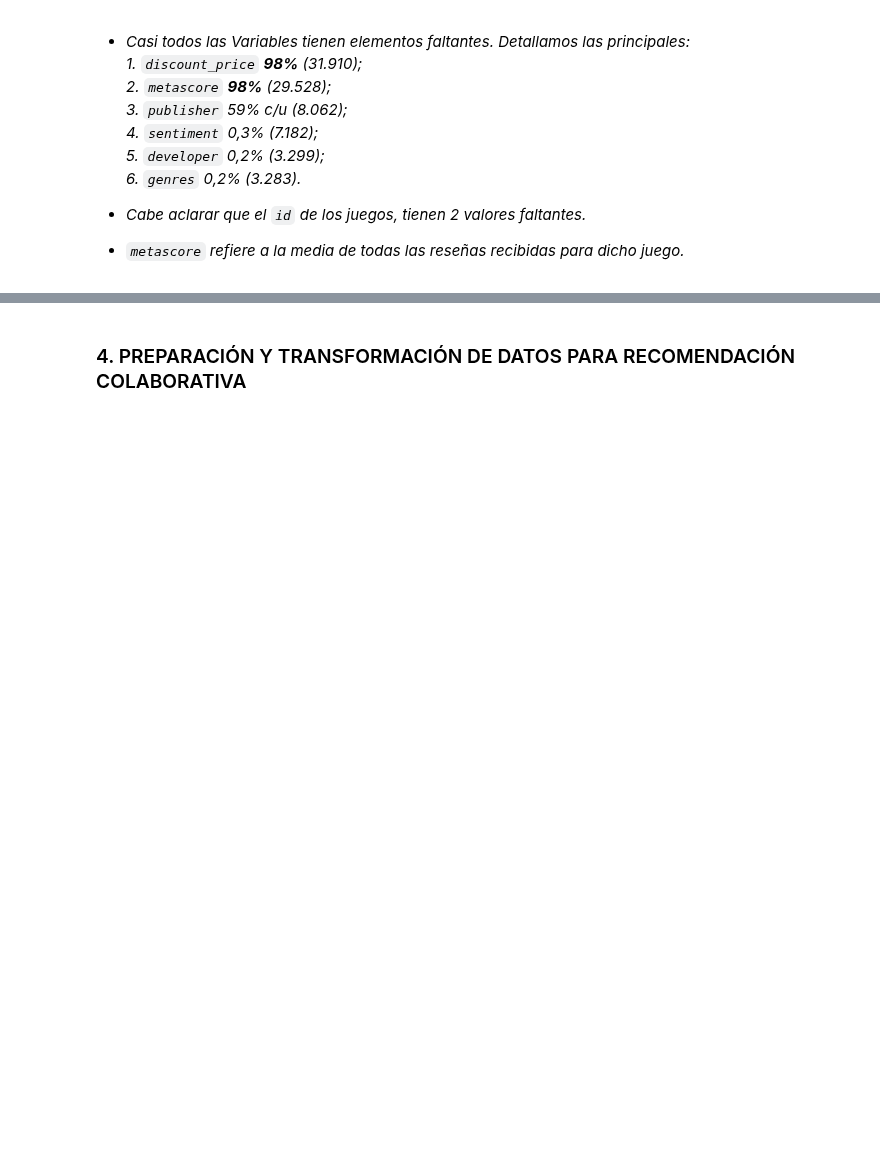
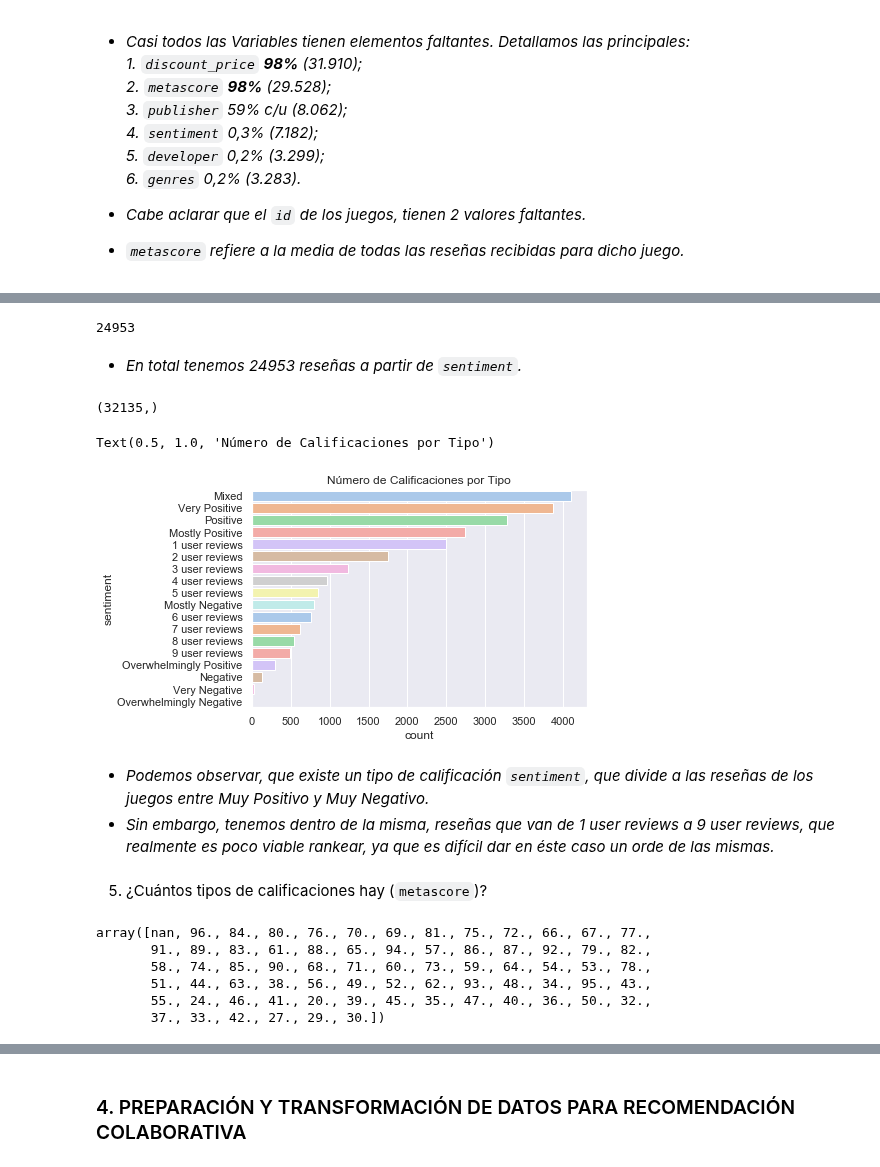
Before and after one commit to alseveso/AcamicaDS, a Jupyter notebook: Proyecto 3/A. Proyecto 03_Alejandra Seveso.ipynb, the cells around one changed output, grey strips where cells are left out. Cells and saved outputs as stored; diff of their text form; code cells hidden in the pictures; blank space fills up the shorter version.

```diff
--- a/Proyecto 3/A. Proyecto 03_Alejandra Seveso.ipynb
+++ b/Proyecto 3/A. Proyecto 03_Alejandra Seveso.ipynb
@@ -202,0 +236,30 @@ dtype: int64
+# %%
+print(new_data_games['sentiment'].value_counts().sum())
+# %% [output]
+24953
+# %% [markdown]
+* *En total tenemos 24953 reseñas a partir de `sentiment`.*
+# %%
+new_data_games['sentiment'].shape
+# %% [output]
+(32135,)
+# %%
+sns.countplot(data = new_data_games, y = 'sentiment', order = new_data_games['sentiment'].value_counts().index, palette='pastel')
+plt.title('Número de Calificaciones por Tipo')
+# %% [output]
+Text(0.5, 1.0, 'Número de Calificaciones por Tipo')
+[figure, added]
+# %% [markdown]
+* *Podemos observar, que existe un tipo de calificación `sentiment`, que divide a las reseñas de los juegos entre Muy Positivo y Muy Negativo.*
+* *Sin embargo, tenemos dentro de la misma, reseñas que van de 1 user reviews a 9 user reviews, que realmente es poco viable rankear, ya que es difícil dar en éste caso un orde de las mismas.*
+# %% [markdown]
+5. ¿Cuántos tipos de calificaciones hay (`metascore`)?
+# %%
+pd.unique(new_data_games['metascore'])
+# %% [output]
+array([nan, 96., 84., 80., 76., 70., 69., 81., 75., 72., 66., 67., 77.,
+       91., 89., 83., 61., 88., 65., 94., 57., 86., 87., 92., 79., 82.,
+       58., 74., 85., 90., 68., 71., 60., 73., 59., 64., 54., 53., 78.,
+       51., 44., 63., 38., 56., 49., 52., 62., 93., 48., 34., 95., 43.,
+       55., 24., 46., 41., 20., 39., 45., 35., 47., 40., 36., 50., 32.,
+       37., 33., 42., 27., 29., 30.])
```
Also changed, not shown: parts of 23 cells of this notebook.
